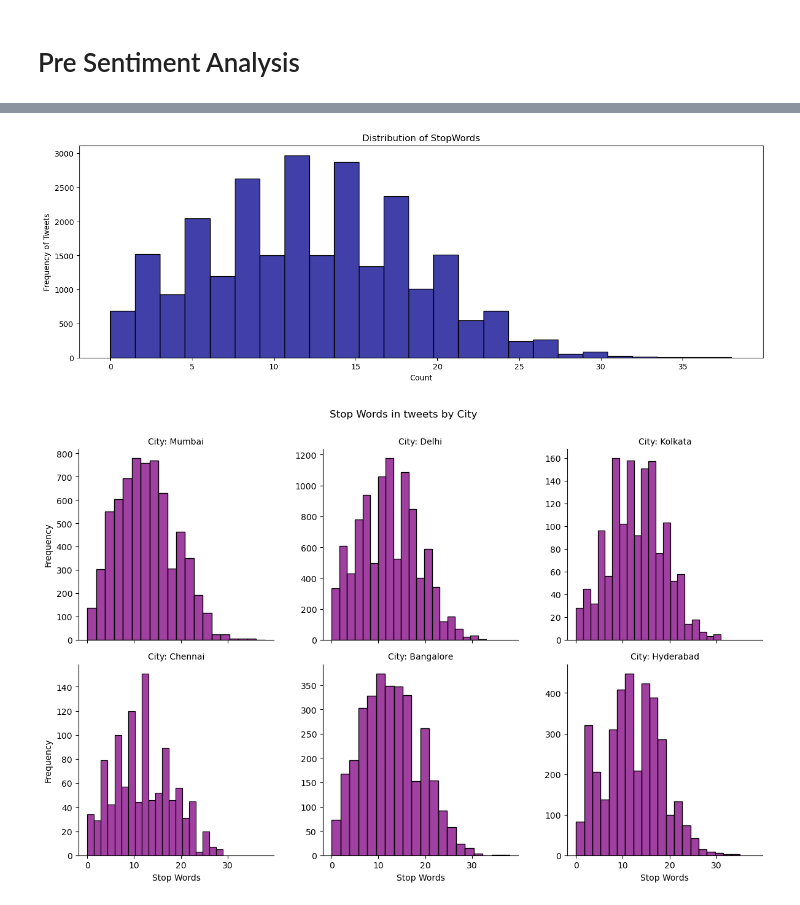
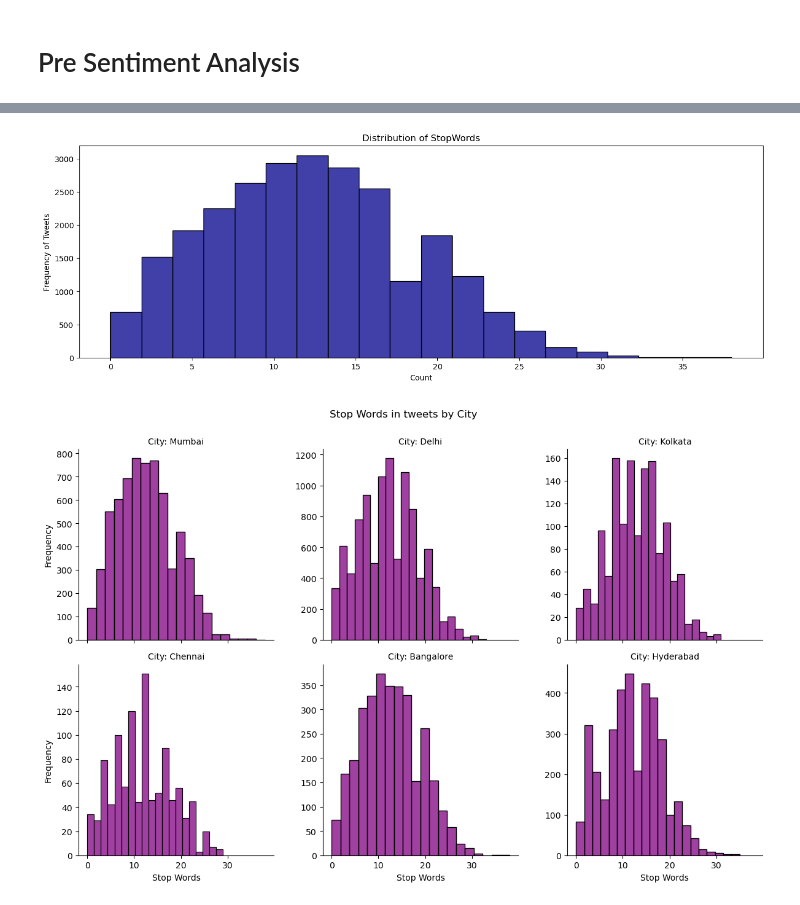
Before and after one commit to arjunality/twitter_data_analysis, a Jupyter notebook: v2/codefiles/data_eda_v2.ipynb, the cells around one changed output, grey strips where cells are left out. Saved outputs shown, nothing was run; the diff lists cells and outputs as text; code cells hidden in the pictures.

```diff
--- a/v2/codefiles/data_eda_v2.ipynb
+++ b/v2/codefiles/data_eda_v2.ipynb
@@ -20,5 +20,5 @@ tweets_df.head()
 # %%
-tweets_df_uncleaned = pd.read_csv('/Users/arjunkhanchandani/Desktop/twitter_data_analysis-main/v2/data/tweets_v2.csv')
+tweets_df_uncleaned = pd.read_csv('/Users/arjunkhanchandani/Desktop/twitter_data_analysis/v2/data/tweets_v2.csv')
 print(tweets_df_uncleaned.shape)
 tweets_df_uncleaned.head()
 # %% [output]
@@ -324,13 +324,13 @@ plt.show()
 # stopwords count
 tweets_df_uncleaned['stopword_count'] = tweets_df_uncleaned['tweet'].apply(lambda x: len([w for w in str(x).lower().split() if w in STOPWORDS]))
 # %%
-sns.histplot(tweets_df_uncleaned['stopword_count'], bins=25, color='darkblue')
+sns.histplot(tweets_df_uncleaned['stopword_count'], bins=20, color='darkblue')
 plt.title('Distribution of StopWords')
 plt.xlabel('Count')
 plt.ylabel('Frequency of Tweets')
 plt.show()
 # %% [output]
-[figure, old version]
+[figure, new version]
 # %%
 g = sns.FacetGrid(tweets_df_uncleaned, col='city', col_wrap=3, height=4, sharey=False)
 
```
Also changed, not shown: parts of 20 cells of this notebook, 6 other files.
